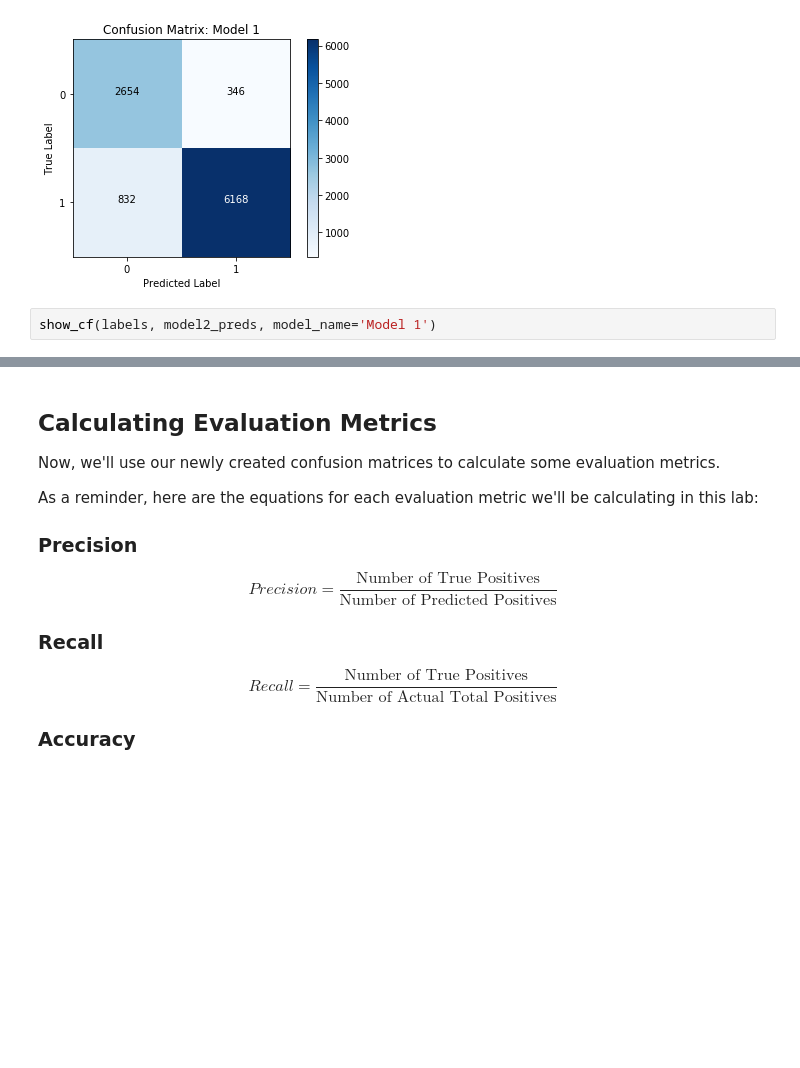
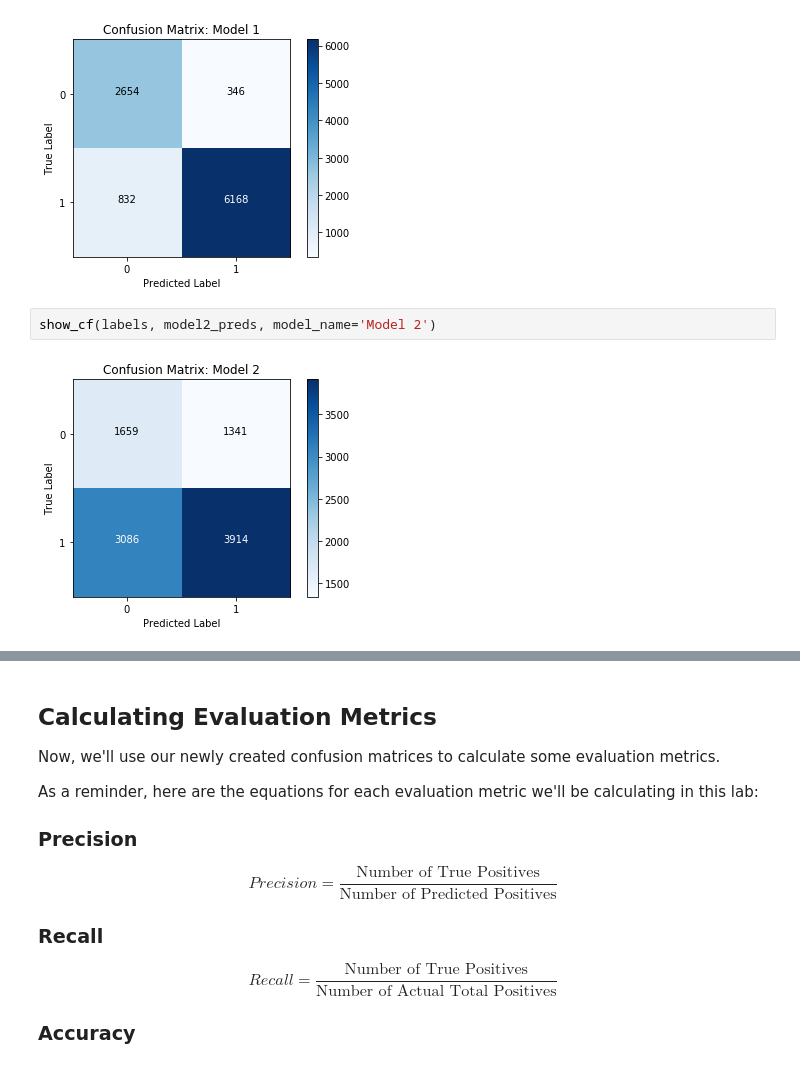
Before and after one commit to loisr/dsc-3-27-08-evaluation-metrics-lab-nyc-ds-career-012819, a Jupyter notebook: index.ipynb, the cells around one changed output, grey strips where cells are left out. Cells and saved outputs as stored; diff of their text form; blank space fills up the shorter version.

```diff
--- a/index.ipynb
+++ b/index.ipynb
@@ -154,5 +154,7 @@ show_cf(labels, model1_preds, model_name='Model 1')
 # %% [output]
 [figure]
 # %%
-show_cf(labels, model2_preds, model_name='Model 1')
+show_cf(labels, model2_preds, model_name='Model 2')
+# %% [output]
+[figure, added]
 # %%
```
Also changed, not shown: parts of 1 cell of this notebook.
